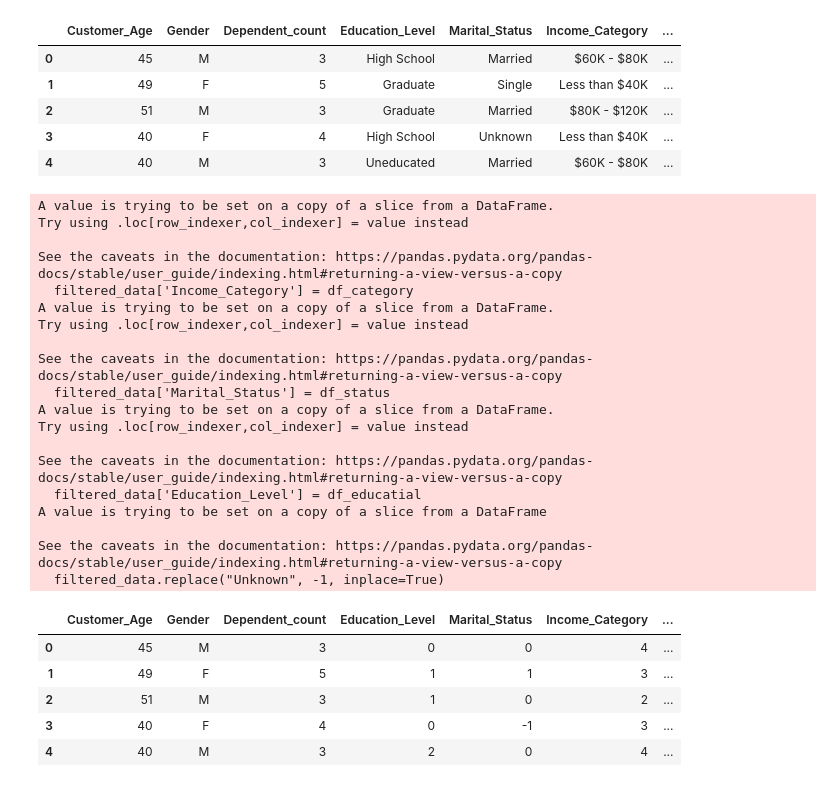
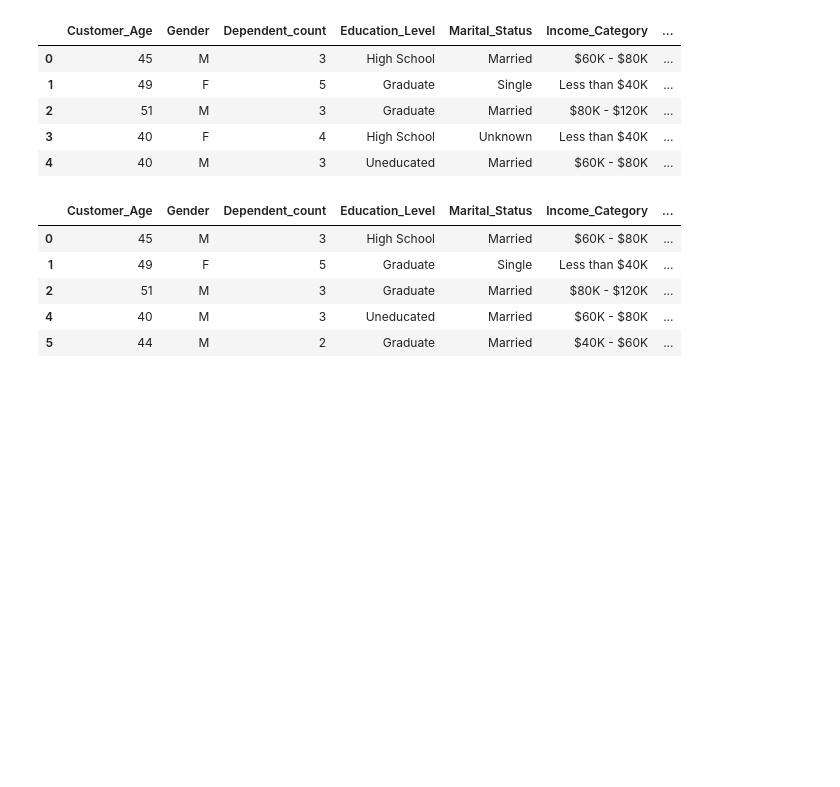
Before and after one commit to olzmooraes/dataScience, a Jupyter notebook: kmeans/atividade.ipynb, the cells around one changed output. Saved outputs shown, nothing was run; the diff lists cells and outputs as text; code cells hidden in the pictures; blank space fills up the shorter version.

```diff
--- a/kmeans/atividade.ipynb
+++ b/kmeans/atividade.ipynb
@@ -28,62 +28,45 @@ filtered_data.head()
 # %%
 Income_Category_trated = {
     "Less than $40K": 1,
     "$80K - $120K": 2,
     "Less than $40K": 3,
     "$60K - $80K": 4,
     '$40K - $60K' : 5,
     '$120K +' : 6
 }
 Marital_Status_trated = {
     "Married":0,
     "Single": 1,
     "Divorced":2
 }
 Education_Level_trated = {
     'High School': 0,
     'Graduate': 1,
     'Uneducated': 2,
     'College': 3,
     'Post-Graduate' : 4,
     'Doctorate': 5
 }
-df_category = filtered_data['Income_Category'].replace(Income_Category_trated)
-df_status = filtered_data['Marital_Status'].replace(Marital_Status_trated)
-df_educatial = filtered_data['Education_Level'].replace(Education_Level_trated)
+# df_category = filtered_data['Income_Category'].replace(Income_Category_trated)
+# df_status = filtered_data['Marital_Status'].replace(Marital_Status_trated)
+# df_educatial = filtered_data['Education_Level'].replace(Education_Level_trated)
 
-filtered_data['Income_Category'] = df_category
-filtered_data['Marital_Status'] = df_status
-filtered_data['Education_Level'] = df_educatial
+# filtered_data['Income_Category'] = df_category
+# filtered_data['Marital_Status'] = df_status
+# filtered_data['Education_Level'] = df_educatial
 
-filtered_data.replace("Unknown", -1, inplace=True)
+# filtered_data.replace("Unknown", -1, inplace=True)
+filtered_data = filtered_data[~filtered_data.isin(['Unknown']).any(axis=1)]
+# filtered_data['Income_Category'] = filtered_data['Income_Category'].str.replace(r"[$K]", "", regex=True)
 
 filtered_data.head()
 # %% [output]
-A value is trying to be set on a copy of a slice from a DataFrame.
-Try using .loc[row_indexer,col_indexer] = value instead
-
-See the caveats in the documentation: https://pandas.pydata.org/pandas-docs/stable/user_guide/indexing.html#returning-a-view-versus-a-copy
-  filtered_data['Income_Category'] = df_category
-A value is trying to be set on a copy of a slice from a DataFrame.
-Try using .loc[row_indexer,col_indexer] = value instead
-
-See the caveats in the documentation: https://pandas.pydata.org/pandas-docs/stable/user_guide/indexing.html#returning-a-view-versus-a-copy
-  filtered_data['Marital_Status'] = df_status
-A value is trying to be set on a copy of a slice from a DataFrame.
-Try using .loc[row_indexer,col_indexer] = value instead
-
-See the caveats in the documentation: https://pandas.pydata.org/pandas-docs/stable/user_guide/indexing.html#returning-a-view-versus-a-copy
-  filtered_data['Education_Level'] = df_educatial
-A value is trying to be set on a copy of a slice from a DataFrame
-
-See the caveats in the documentation: https://pandas.pydata.org/pandas-docs/stable/user_guide/indexing.html#returning-a-view-versus-a-copy
-  filtered_data.replace("Unknown", -1, inplace=True)
 |  | Customer_Age | Gender | Dependent_count | Education_Level | Marital_Status | Income_Category | ... |
-| 0 | 45 | M | 3 | 0 | 0 | 4 | ... |
-| 1 | 49 | F | 5 | 1 | 1 | 3 | ... |
-| 2 | 51 | M | 3 | 1 | 0 | 2 | ... |
-| 3 | 40 | F | 4 | 0 | -1 | 3 | ... |
-| 4 | 40 | M | 3 | 2 | 0 | 4 | ... |
+| 0 | 45 | M | 3 | High School | Married | $60K - $80K | ... |
+| 1 | 49 | F | 5 | Graduate | Single | Less than $40K | ... |
+| 2 | 51 | M | 3 | Graduate | Married | $80K - $120K | ... |
+| 4 | 40 | M | 3 | Uneducated | Married | $60K - $80K | ... |
+| 5 | 44 | M | 2 | Graduate | Married | $40K - $60K | ... |
 # %%
 from sklearn.preprocessing import StandardScaler
 
```
Also changed, not shown: parts of 6 cells of this notebook.
